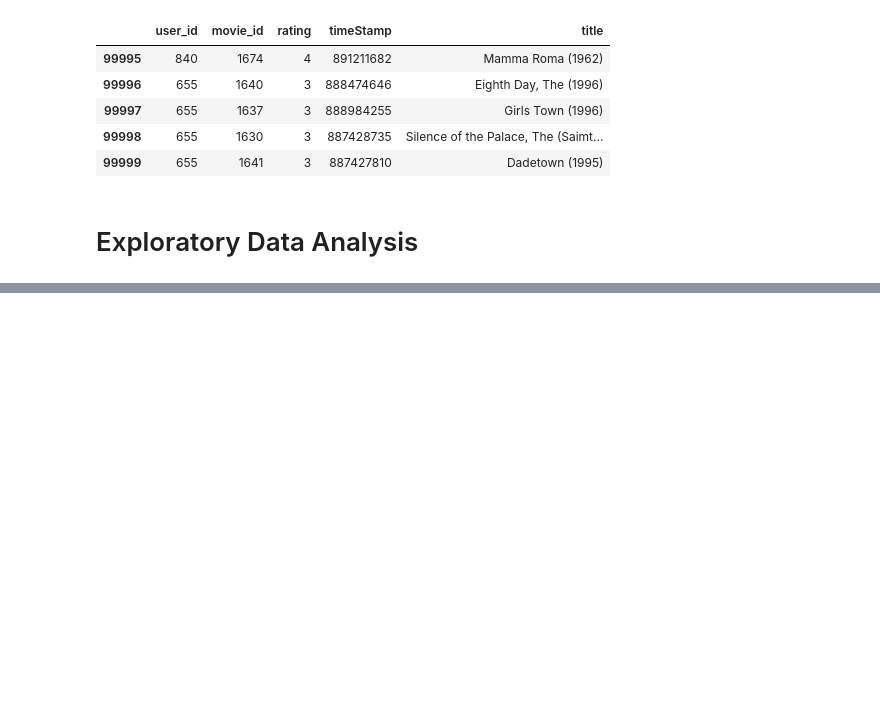
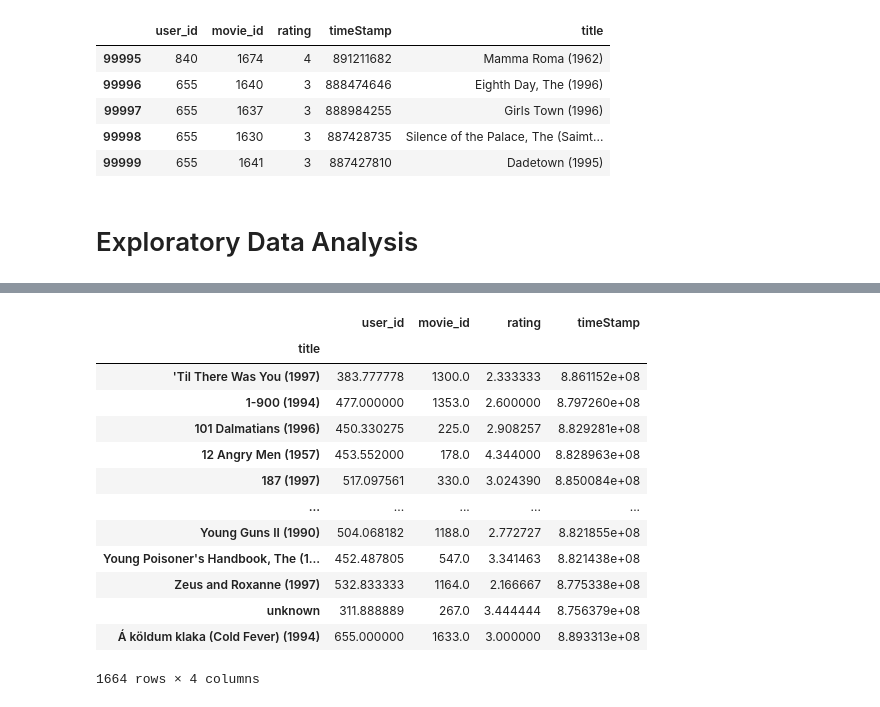
Before and after one commit to rohan-singh987/DataScience, a Jupyter notebook: movieRecommendationSystem/movieRecomendation.ipynb, the cells around one changed output, grey strips where cells are left out. Drawn from its saved outputs; the diff is of its cells as text; code cells hidden in the pictures; blank space fills up the shorter version.

```diff
--- a/movieRecommendationSystem/movieRecomendation.ipynb
+++ b/movieRecommendationSystem/movieRecomendation.ipynb
@@ -123,0 +143,17 @@ df.tail()
+# %%
+df.groupby("title").mean()
+# %% [output]
+|  | user_id | movie_id | rating | timeStamp |
+| title |  |  |  |  |
+| 'Til There Was You (1997) | 383.777778 | 1300.0 | 2.333333 | 8.861152e+08 |
+| 1-900 (1994) | 477.000000 | 1353.0 | 2.600000 | 8.797260e+08 |
+| 101 Dalmatians (1996) | 450.330275 | 225.0 | 2.908257 | 8.829281e+08 |
+| 12 Angry Men (1957) | 453.552000 | 178.0 | 4.344000 | 8.828963e+08 |
+| 187 (1997) | 517.097561 | 330.0 | 3.024390 | 8.850084e+08 |
+| ... | ... | ... | ... | ... |
+| Young Guns II (1990) | 504.068182 | 1188.0 | 2.772727 | 8.821855e+08 |
+| Young Poisoner's Handbook, The (1... | 452.487805 | 547.0 | 3.341463 | 8.821438e+08 |
+| Zeus and Roxanne (1997) | 532.833333 | 1164.0 | 2.166667 | 8.775338e+08 |
+| unknown | 311.888889 | 267.0 | 3.444444 | 8.756379e+08 |
+| Á köldum klaka (Cold Fever) (1994) | 655.000000 | 1633.0 | 3.000000 | 8.893313e+08 |
+1664 rows × 4 columns
```
Also changed, not shown: parts of 12 cells of this notebook.
